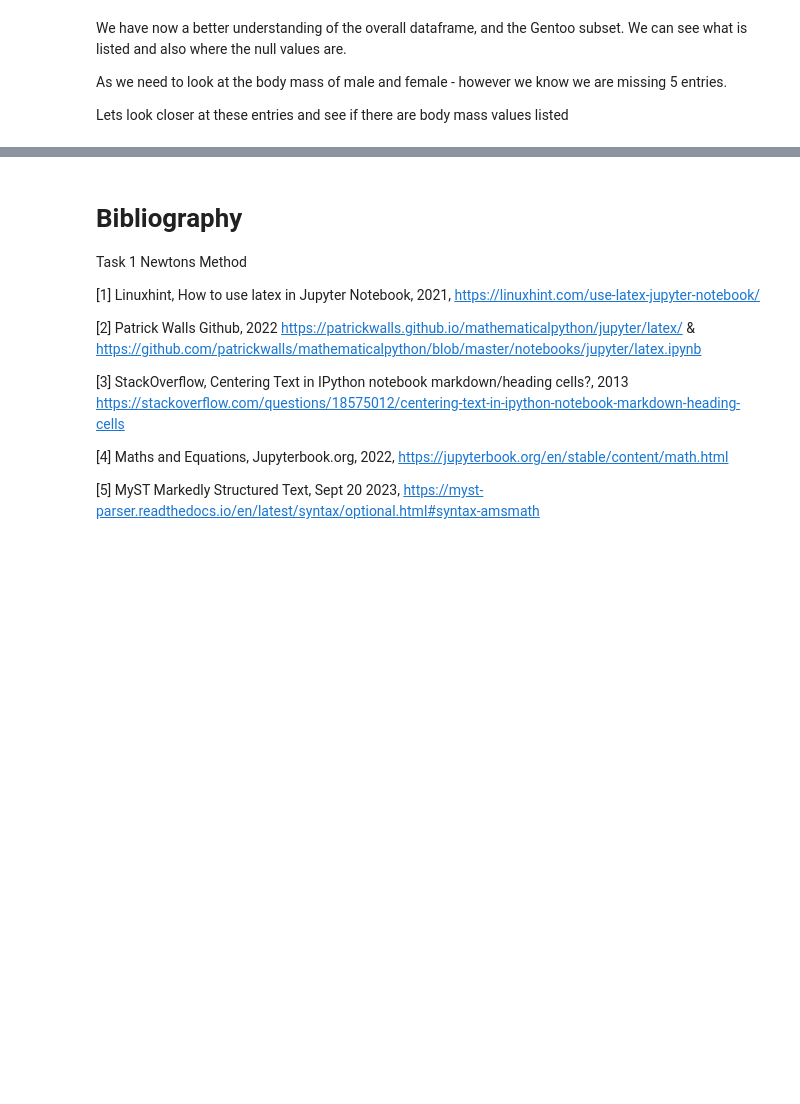
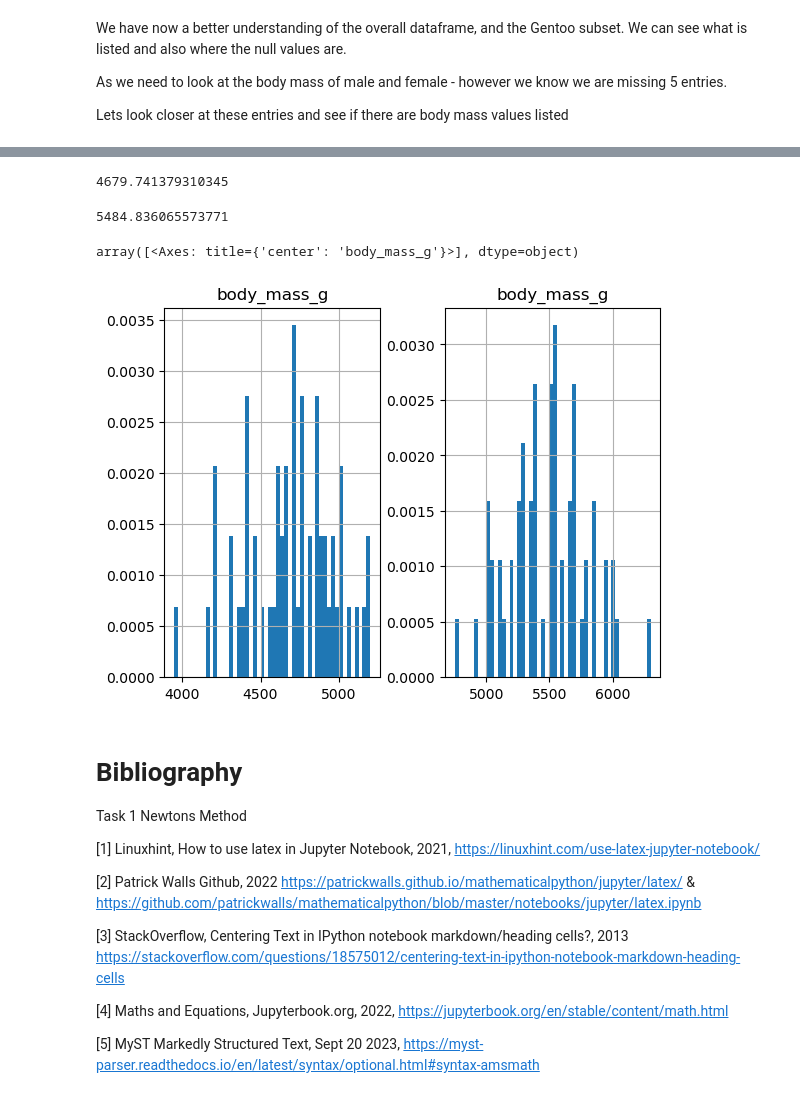
Before and after one commit to VCurry20/MachineLearning_Statistics, a Jupyter notebook: Tasks.ipynb, the cells around one changed output, grey strips where cells are left out. Saved outputs shown, nothing was run; the diff lists cells and outputs as text; code cells hidden in the pictures; blank space fills up the shorter version.

```diff
--- a/Tasks.ipynb
+++ b/Tasks.ipynb
@@ -651,0 +761,18 @@ missing_gentoo = gentoo.loc[gentoo["sex"] == ""]
+# %%
+# get the mean of the female body mass
+sample_f.mean()
+# %% [output]
+4679.741379310345
+# %%
+# get the mean of the male body mass
+sample_m.mean()
+# %% [output]
+5484.836065573771
+# %%
+mass_f = gentoo_female [['body_mass_g',]]
+
+#mass_f
+# %%
+mass_m = gentoo_male [['body_mass_g',]]
+
+#mass_m
@@ -652,3 +786,11 @@ missing_gentoo = gentoo.loc[gentoo["sex"] == ""]
+# %%
+fig, axes = plt.subplots(1, 2)
+
+mass_f.hist(bins=50, ax=axes[0], density=True)
+mass_m.hist(bins=50, ax=axes[1], density=True)
+# %% [output]
+array([<Axes: title={'center': 'body_mass_g'}>], dtype=object)
+[figure, added]
 # %% [markdown]
 # Bibliography
 
```
Also changed, not shown: parts of 15 cells of this notebook, 1 other file.
